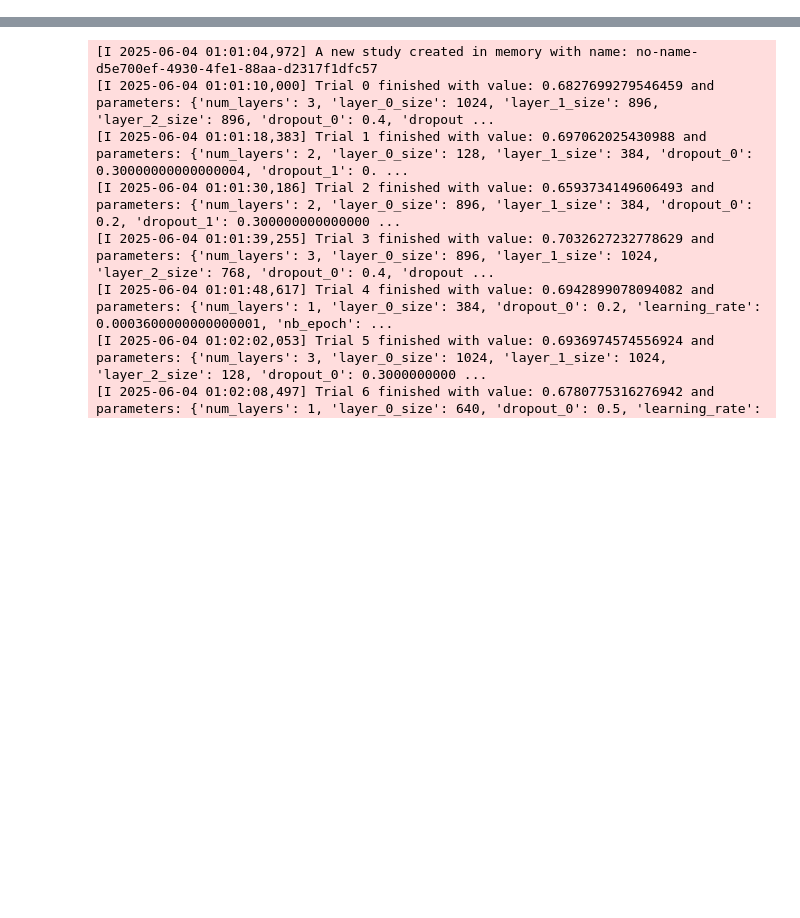
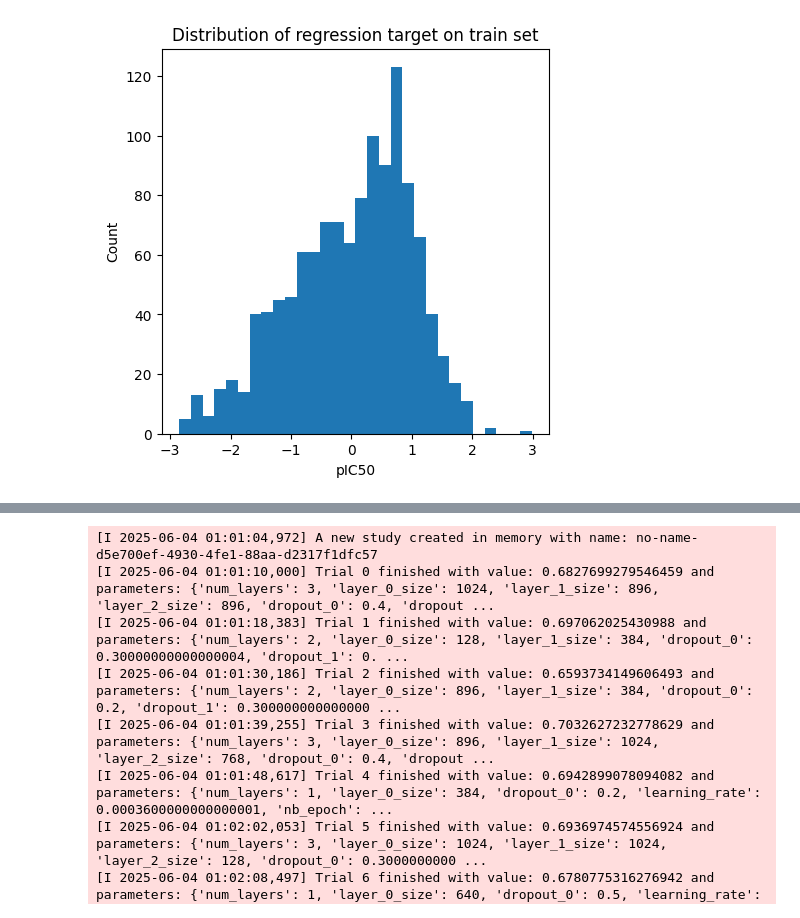
Before and after one commit to ivykhanhvy/BACE-MoleculeNet, a Jupyter notebook: BACE_Regression.ipynb, the cells around one changed output, grey strips where cells are left out. Drawn from its saved outputs; the diff is of its cells as text; code cells hidden in the pictures; blank space fills up the shorter version.

```diff
--- a/BACE_Regression.ipynb
+++ b/BACE_Regression.ipynb
@@ -72,0 +107,11 @@ print(train_dataset.ids)
+# %%
+import matplotlib.pyplot as plt
+
+plt.figure(figsize=(5,5))
+plt.hist(train_set.y, bins=30)
+plt.xlabel("pIC50")
+plt.ylabel("Count")
+plt.title("Distribution of regression target on train set")
+plt.show()
+# %% [output]
+[figure, added]
```
Also changed, not shown: parts of 18 cells of this notebook.
